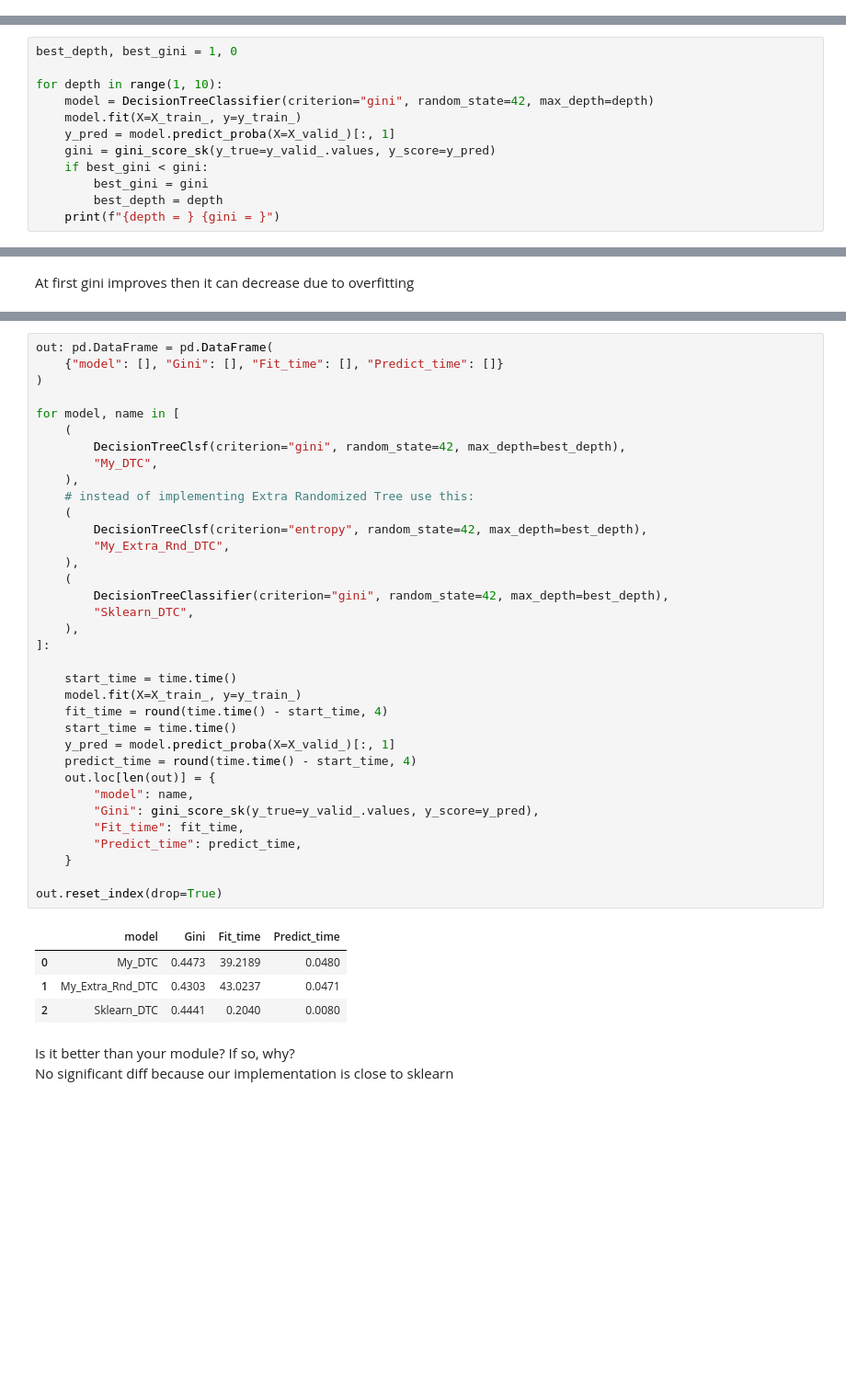
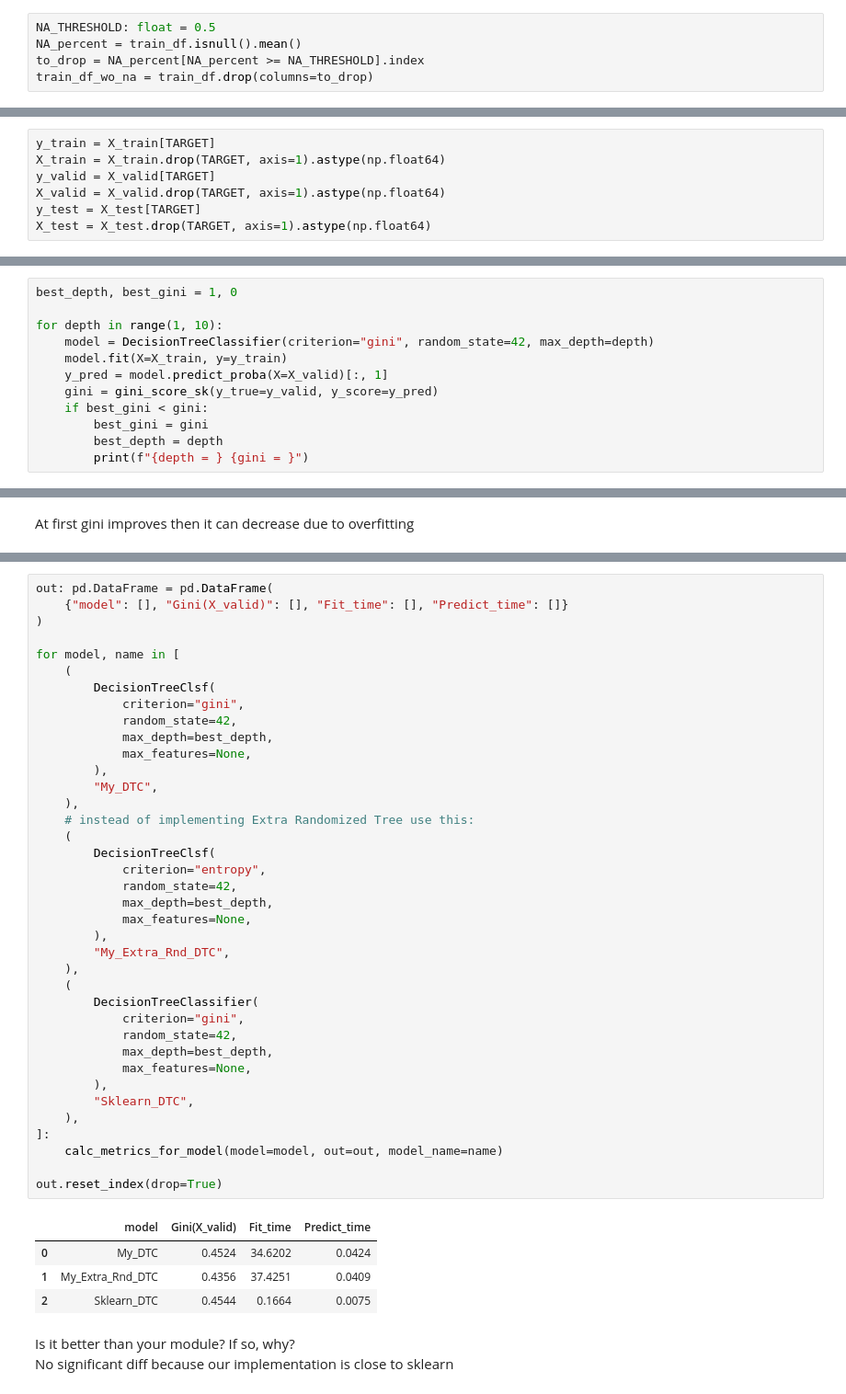
Before and after one commit to TimurOsmanov/s21, a Jupyter notebook: ML/ML5_Decision_trees/src/DontGetKicked_ML5.ipynb, the cells around one changed output, grey strips where cells are left out. Shown at 92% size. Saved outputs shown, nothing was run; the diff lists cells and outputs as text; blank space fills up the shorter version.

```diff
--- a/ML/ML5_Decision_trees/src/DontGetKicked_ML5.ipynb
+++ b/ML/ML5_Decision_trees/src/DontGetKicked_ML5.ipynb
@@ -222,0 +55,5 @@ def gini_score_sk(y_true, y_score):
+# %%
+NA_THRESHOLD: float = 0.5
+NA_percent = train_df.isnull().mean()
+to_drop = NA_percent[NA_percent >= NA_THRESHOLD].index
+train_df_wo_na = train_df.drop(columns=to_drop)
@@ -222,0 +193,7 @@ def gini_score_sk(y_true, y_score):
+# %%
+y_train = X_train[TARGET]
+X_train = X_train.drop(TARGET, axis=1).astype(np.float64)
+y_valid = X_valid[TARGET]
+X_valid = X_valid.drop(TARGET, axis=1).astype(np.float64)
+y_test = X_test[TARGET]
+X_test = X_test.drop(TARGET, axis=1).astype(np.float64)
@@ -541,11 +455,11 @@ best_depth, best_gini = 1, 0
 
 for depth in range(1, 10):
     model = DecisionTreeClassifier(criterion="gini", random_state=42, max_depth=depth)
-    model.fit(X=X_train_, y=y_train_)
-    y_pred = model.predict_proba(X=X_valid_)[:, 1]
-    gini = gini_score_sk(y_true=y_valid_.values, y_score=y_pred)
+    model.fit(X=X_train, y=y_train)
+    y_pred = model.predict_proba(X=X_valid)[:, 1]
+    gini = gini_score_sk(y_true=y_valid, y_score=y_pred)
     if best_gini < gini:
         best_gini = gini
         best_depth = depth
-    print(f"{depth = } {gini = }")
+        print(f"{depth = } {gini = }")
 # %% [output]
@@ -563,43 +511,46 @@ At first gini improves then it can decrease due to overfitting
 # %%
 out: pd.DataFrame = pd.DataFrame(
-    {"model": [], "Gini": [], "Fit_time": [], "Predict_time": []}
+    {"model": [], "Gini(X_valid)": [], "Fit_time": [], "Predict_time": []}
 )
 
 for model, name in [
     (
-        DecisionTreeClsf(criterion="gini", random_state=42, max_depth=best_depth),
+        DecisionTreeClsf(
+            criterion="gini",
+            random_state=42,
+            max_depth=best_depth,
+            max_features=None,
+        ),
         "My_DTC",
     ),
     # instead of implementing Extra Randomized Tree use this:
     (
-        DecisionTreeClsf(criterion="entropy", random_state=42, max_depth=best_depth),
+        DecisionTreeClsf(
+            criterion="entropy",
+            random_state=42,
+            max_depth=best_depth,
+            max_features=None,
+        ),
         "My_Extra_Rnd_DTC",
     ),
     (
-        DecisionTreeClassifier(criterion="gini", random_state=42, max_depth=best_depth),
+        DecisionTreeClassifier(
+            criterion="gini",
+            random_state=42,
+            max_depth=best_depth,
+            max_features=None,
+        ),
         "Sklearn_DTC",
     ),
 ]:
-
-    start_time = time.time()
-    model.fit(X=X_train_, y=y_train_)
-    fit_time = round(time.time() - start_time, 4)
-    start_time = time.time()
-    y_pred = model.predict_proba(X=X_valid_)[:, 1]
-    predict_time = round(time.time() - start_time, 4)
-    out.loc[len(out)] = {
-        "model": name,
-        "Gini": gini_score_sk(y_true=y_valid_.values, y_score=y_pred),
-        "Fit_time": fit_time,
-        "Predict_time": predict_time,
-    }
+    calc_metrics_for_model(model=model, out=out, model_name=name)
 
 out.reset_index(drop=True)
 # %% [output]
-|  | model | Gini | Fit_time | Predict_time |
-| 0 | My_DTC | 0.4473 | 39.2189 | 0.0480 |
-| 1 | My_Extra_Rnd_DTC | 0.4303 | 43.0237 | 0.0471 |
-| 2 | Sklearn_DTC | 0.4441 | 0.2040 | 0.0080 |
+|  | model | Gini(X_valid) | Fit_time | Predict_time |
+| 0 | My_DTC | 0.4524 | 34.6202 | 0.0424 |
+| 1 | My_Extra_Rnd_DTC | 0.4356 | 37.4251 | 0.0409 |
+| 2 | Sklearn_DTC | 0.4544 | 0.1664 | 0.0075 |
 # %% [markdown]
 Is it better than your module? If so, why?<br>No significant diff because our implementation is close to sklearn
 # %%
```
Also changed, not shown: parts of 60 cells of this notebook.
